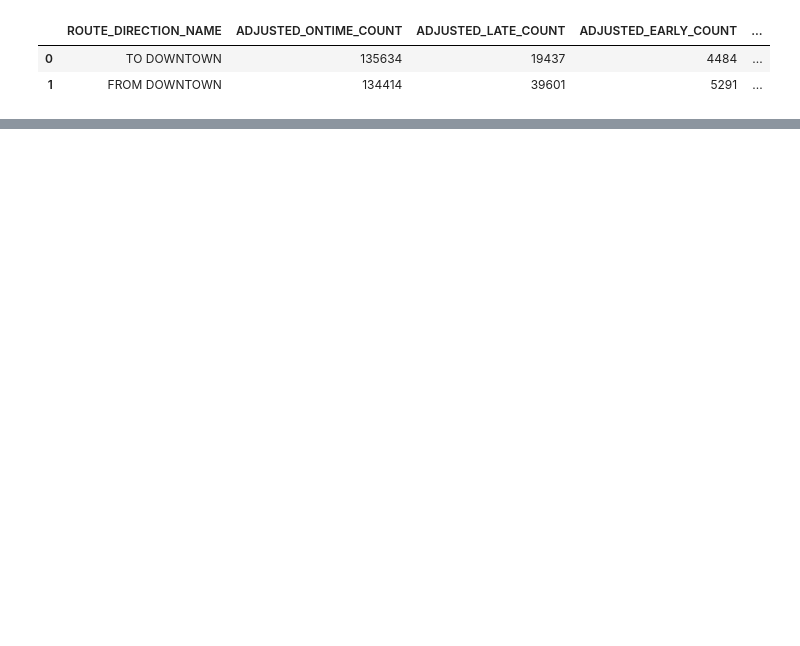
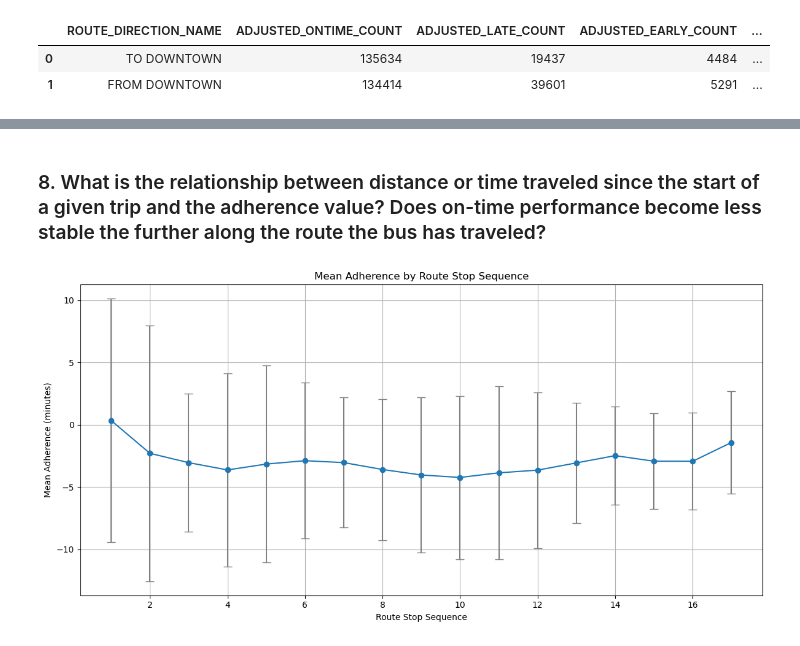
Before and after one commit to NewForce-Cohort-11-Data/wego-sir-bus-a-lot, a Jupyter notebook: notebooks/GP_WeGo_CS.ipynb, the cells around one changed output, grey strips where cells are left out. Cells and saved outputs as stored; diff of their text form; code cells hidden in the pictures; blank space fills up the shorter version.

```diff
--- a/notebooks/GP_WeGo_CS.ipynb
+++ b/notebooks/GP_WeGo_CS.ipynb
@@ -258,0 +313,10 @@ plt.show()
+# %%
+wego['total_trips'] = (
+    wego['ADJUSTED_EARLY_COUNT'] +
+    wego['ADJUSTED_LATE_COUNT'] +
+    wego['ADJUSTED_ONTIME_COUNT']
+)
+
+wego = wego[wego['total_trips'] > 0].copy()
+
+print(wego['total_trips'])
@@ -258,0 +475,27 @@ plt.show()
+# %% [markdown]
+### 8. What is the relationship between distance or time traveled since the start of a given trip and the adherence value? Does on-time performance become less stable the further along the route the bus has traveled?
+# %%
+# 1. Drop NA for ADHERENCE and ROUTE_STOP_SEQUENCE
+wego_filter = wego[['ADHERENCE', 'ROUTE_STOP_SEQUENCE']].dropna()
+# %%
+# 2. Groupby ROUTE_STOP_SEQUENCE, calculate mean and standard deviation of adherence
+adherence_stats = wego_filter.groupby('ROUTE_STOP_SEQUENCE')['ADHERENCE'].agg(['mean', 'std']).reset_index()
+# %%
+# Plot mean adherence with standard deviation
+plt.figure(figsize=(12, 6))
+plt.errorbar(
+    adherence_stats['ROUTE_STOP_SEQUENCE'],
+    adherence_stats['mean'],
+    yerr=adherence_stats['std'],  # assuming 'std' column contains standard deviation
+    fmt='o-',                # line with circle markers
+    ecolor='gray',           # color of error bars
+    capsize=5                # adds caps to error bars
+)
+plt.title('Mean Adherence by Route Stop Sequence')
+plt.xlabel('Route Stop Sequence')
+plt.ylabel('Mean Adherence (minutes)')
+plt.grid(True)
+plt.tight_layout()
+plt.show()
+# %% [output]
+[figure, added]
```
Also changed, not shown: parts of 41 cells of this notebook, 5 other files.
